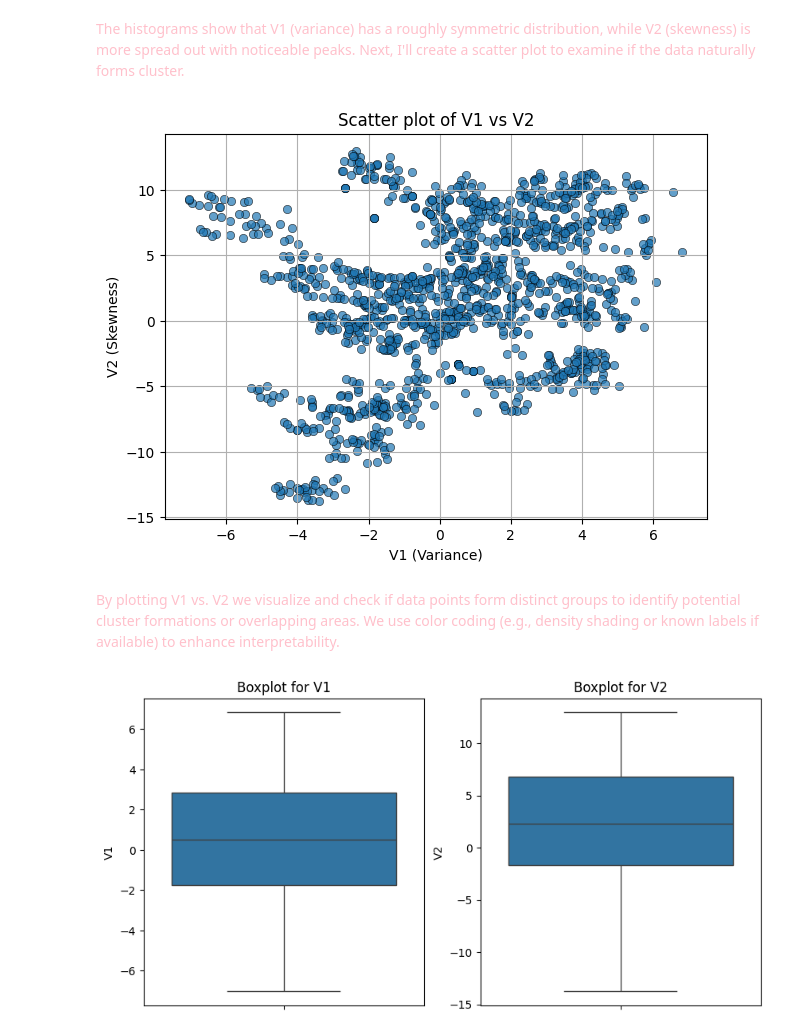
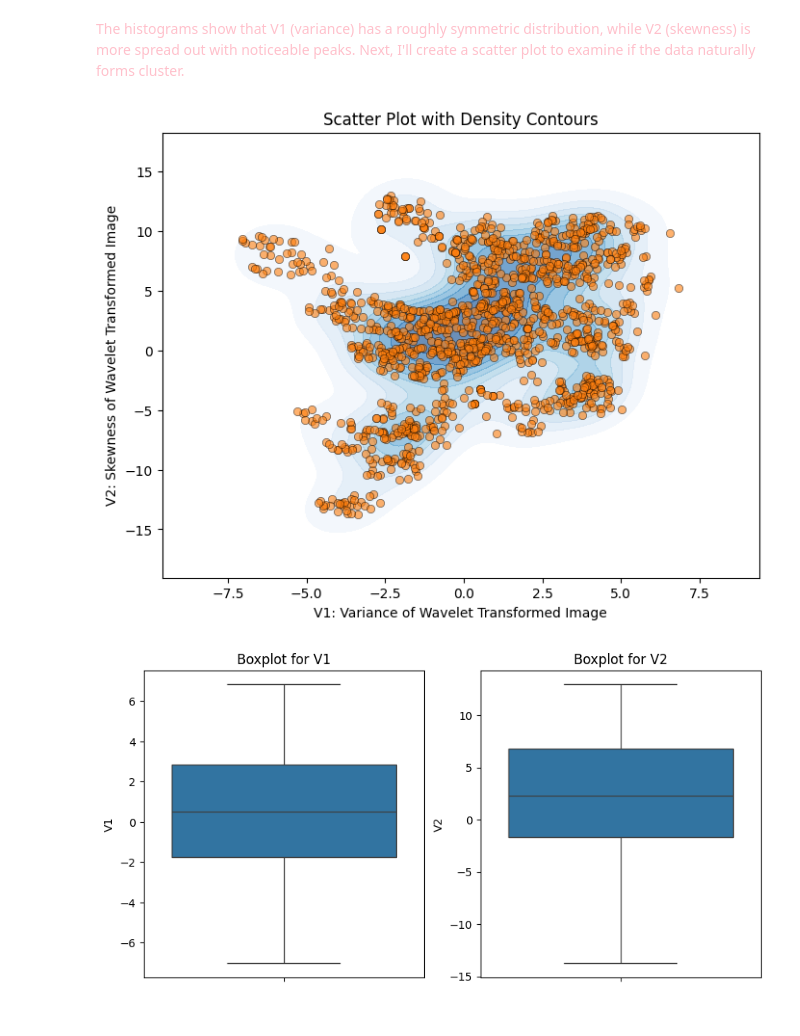
Before and after one commit to dorianDraper/KMeans-project, a Jupyter notebook: UofLondon_Projects/Final_Project.ipynb, the cells around one changed output. Saved outputs shown, nothing was run; the diff lists cells and outputs as text; code cells hidden in the pictures.

```diff
--- a/UofLondon_Projects/Final_Project.ipynb
+++ b/UofLondon_Projects/Final_Project.ipynb
@@ -81,19 +85,15 @@ plt.show()
 # %% [markdown]
 <p style="color: pink">The histograms show that V1 (variance) has a roughly symmetric distribution, while V2 (skewness) is more spread out with noticeable peaks. Next, I'll create a scatter plot to examine if the data naturally forms cluster.</p>
 # %%
-plt.figure(figsize=(7, 5))
-sns.scatterplot(x=df['V1'], y=df['V2'], alpha=0.7, edgecolors='k')
-plt.xlabel('V1 (Variance)')
-plt.ylabel('V2 (Skewness)')
-plt.title('Scatter plot of V1 vs V2')
-plt.grid(True)
+plt.figure(figsize=(8, 6))
+sns.kdeplot(x=df['V1'], y=df['V2'], fill=True, cmap='Blues', alpha=0.6)
+sns.scatterplot(x=df['V1'], y=df['V2'], edgecolor='black', alpha=0.6)
+plt.xlabel('V1: Variance of Wavelet Transformed Image')
+plt.ylabel('V2: Skewness of Wavelet Transformed Image')
+plt.title('Scatter Plot with Density Contours')
 plt.show()
 # %% [output]
-[figure, old version]
+[figure, new version]
-# %% [markdown]
-<p style="color: pink">
-By plotting V1 vs. V2 we visualize and check if data points form distinct groups to identify potential cluster formations or overlapping areas. We use color coding (e.g., density shading or known labels if available) to enhance interpretability.
-</p>
 # %%
 plt.figure(figsize=(10, 5))
 plt.subplot(1, 2, 1)
```
Also changed, not shown: parts of 12 cells of this notebook.
